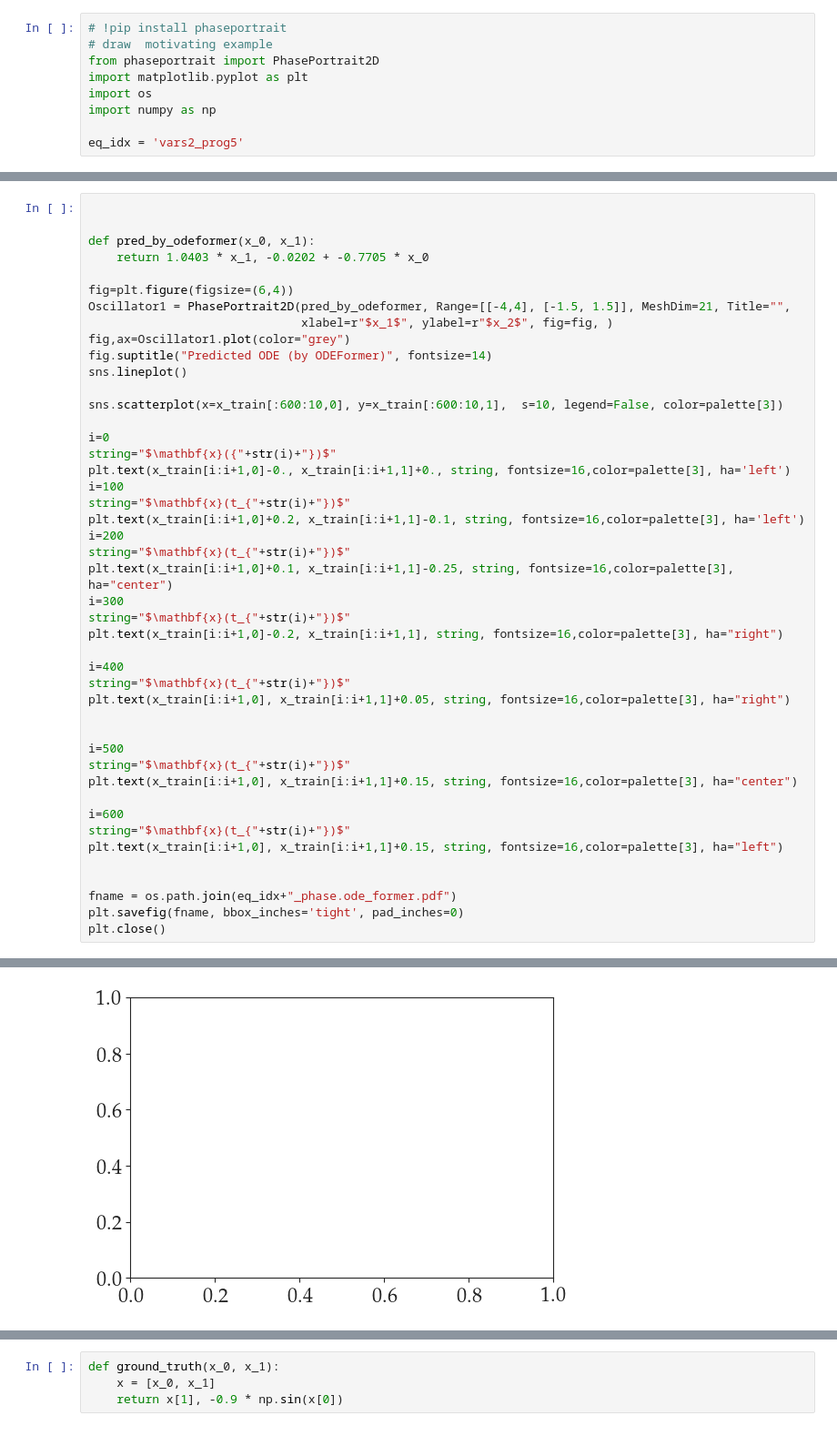
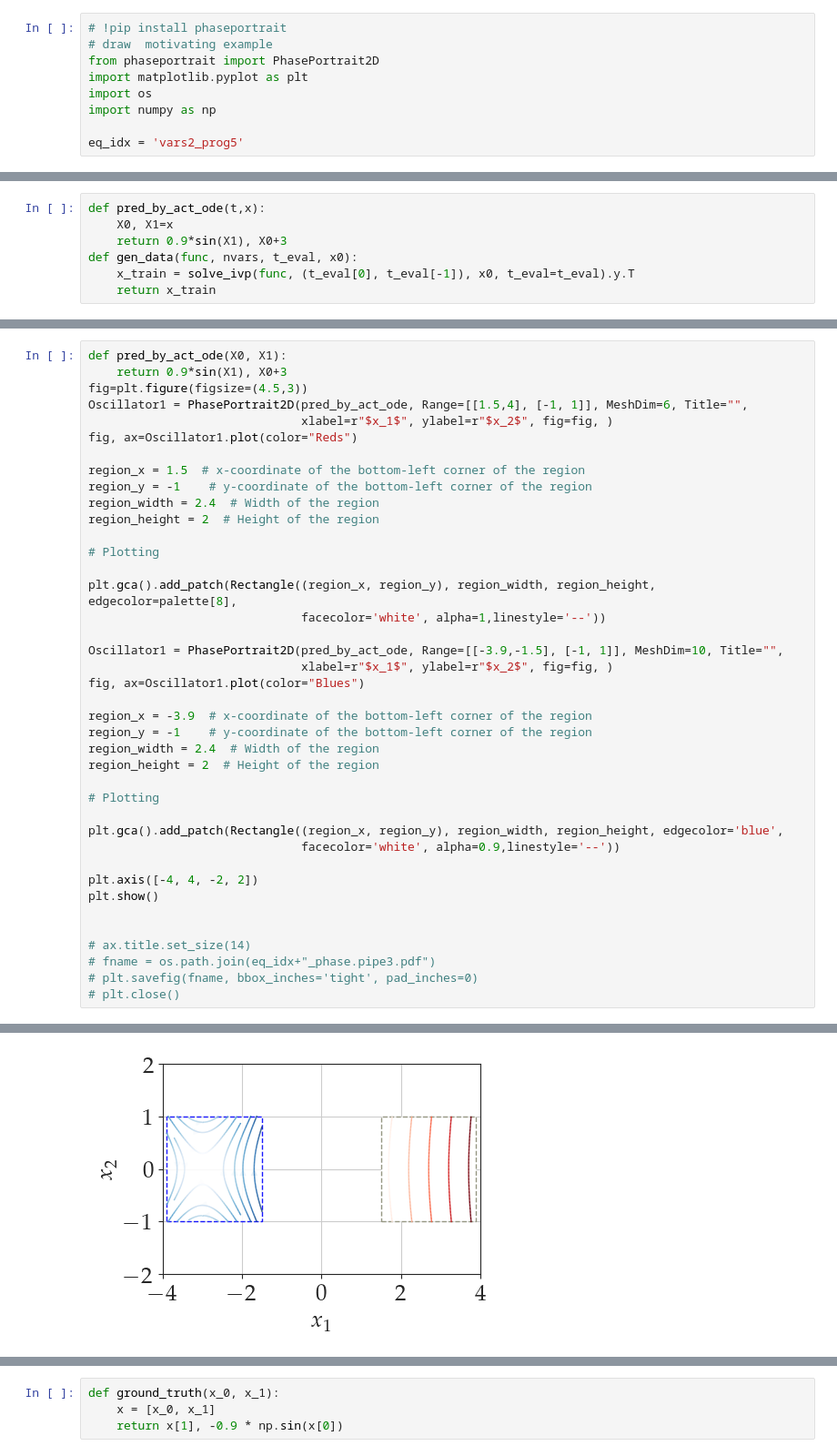
Before and after one commit to jiangnanhugo/ASD-ODE, a Jupyter notebook: plots/motivation.ipynb, the cells around one changed output, grey strips where cells are left out. Shown at 91% size. Cells and saved outputs as stored; diff of their text form.

```diff
--- a/plots/motivation.ipynb
+++ b/plots/motivation.ipynb
@@ -1101,0 +87,7 @@ x_train.shape
+# %%
+def pred_by_act_ode(t,x):
+    X0, X1=x
+    return 0.9*sin(X1), X0+3
+def gen_data(func, nvars, t_eval, x0):
+    x_train = solve_ivp(func, (t_eval[0], t_eval[-1]), x0, t_eval=t_eval).y.T
+    return x_train
@@ -1102,46 +130,41 @@ x_train.shape
 # %%
+def pred_by_act_ode(X0, X1):
+    return 0.9*sin(X1), X0+3
+fig=plt.figure(figsize=(4.5,3))
+Oscillator1 = PhasePortrait2D(pred_by_act_ode, Range=[[1.5,4], [-1, 1]], MeshDim=6, Title="",
+                              xlabel=r"$x_1$", ylabel=r"$x_2$", fig=fig, )
+fig, ax=Oscillator1.plot(color="Reds")
+
+region_x = 1.5  # x-coordinate of the bottom-left corner of the region
+region_y = -1    # y-coordinate of the bottom-left corner of the region
+region_width = 2.4  # Width of the region
+region_height = 2  # Height of the region
+
+# Plotting
+
+plt.gca().add_patch(Rectangle((region_x, region_y), region_width, region_height, edgecolor=palette[8],
+                              facecolor='white', alpha=1,linestyle='--'))
+
+Oscillator1 = PhasePortrait2D(pred_by_act_ode, Range=[[-3.9,-1.5], [-1, 1]], MeshDim=10, Title="",
+                              xlabel=r"$x_1$", ylabel=r"$x_2$", fig=fig, )
+fig, ax=Oscillator1.plot(color="Blues")
+
+region_x = -3.9  # x-coordinate of the bottom-left corner of the region
+region_y = -1    # y-coordinate of the bottom-left corner of the region
+region_width = 2.4  # Width of the region
+region_height = 2  # Height of the region
+
+# Plotting
+
+plt.gca().add_patch(Rectangle((region_x, region_y), region_width, region_height, edgecolor='blue',
+                              facecolor='white', alpha=0.9,linestyle='--'))
+
+plt.axis([-4, 4, -2, 2])
+plt.show()
 
 
-def pred_by_odeformer(x_0, x_1):
-    return 1.0403 * x_1, -0.0202 + -0.7705 * x_0
-
-fig=plt.figure(figsize=(6,4))
-Oscillator1 = PhasePortrait2D(pred_by_odeformer, Range=[[-4,4], [-1.5, 1.5]], MeshDim=21, Title="",
-                              xlabel=r"$x_1$", ylabel=r"$x_2$", fig=fig, )
-fig,ax=Oscillator1.plot(color="grey")
-fig.suptitle("Predicted ODE (by ODEFormer)", fontsize=14)
-sns.lineplot()
-
-sns.scatterplot(x=x_train[:600:10,0], y=x_train[:600:10,1],  s=10, legend=False, color=palette[3])
-
-i=0
-string="$\mathbf{x}({"+str(i)+"})$"
-plt.text(x_train[i:i+1,0]-0., x_train[i:i+1,1]+0., string, fontsize=16,color=palette[3], ha='left')
-i=100
-string="$\mathbf{x}(t_{"+str(i)+"})$"
-plt.text(x_train[i:i+1,0]+0.2, x_train[i:i+1,1]-0.1, string, fontsize=16,color=palette[3], ha='left')
-i=200
-string="$\mathbf{x}(t_{"+str(i)+"})$"
-plt.text(x_train[i:i+1,0]+0.1, x_train[i:i+1,1]-0.25, string, fontsize=16,color=palette[3], ha="center")
-i=300
-string="$\mathbf{x}(t_{"+str(i)+"})$"
-plt.text(x_train[i:i+1,0]-0.2, x_train[i:i+1,1], string, fontsize=16,color=palette[3], ha="right")
-
-i=400
-string="$\mathbf{x}(t_{"+str(i)+"})$"
-plt.text(x_train[i:i+1,0], x_train[i:i+1,1]+0.05, string, fontsize=16,color=palette[3], ha="right")
-
-
-i=500
-string="$\mathbf{x}(t_{"+str(i)+"})$"
-plt.text(x_train[i:i+1,0], x_train[i:i+1,1]+0.15, string, fontsize=16,color=palette[3], ha="center")
-
-i=600
-string="$\mathbf{x}(t_{"+str(i)+"})$"
-plt.text(x_train[i:i+1,0], x_train[i:i+1,1]+0.15, string, fontsize=16,color=palette[3], ha="left")
-
-
-fname = os.path.join(eq_idx+"_phase.ode_former.pdf")
-plt.savefig(fname, bbox_inches='tight', pad_inches=0)
-plt.close()
+# ax.title.set_size(14)
+# fname = os.path.join(eq_idx+"_phase.pipe3.pdf")
+# plt.savefig(fname, bbox_inches='tight', pad_inches=0)
+# plt.close()
 # %% [output]
@@ -1149,4 +171,4 @@ ValueError: 'grey' is not a valid value for name; supported values are 'Accent',
-[figure, old version]
+[figure, new version]
 # %%
 def ground_truth(x_0, x_1):
     x = [x_0, x_1]
```
Also changed, not shown: parts of 12 cells of this notebook, 2 other files.
